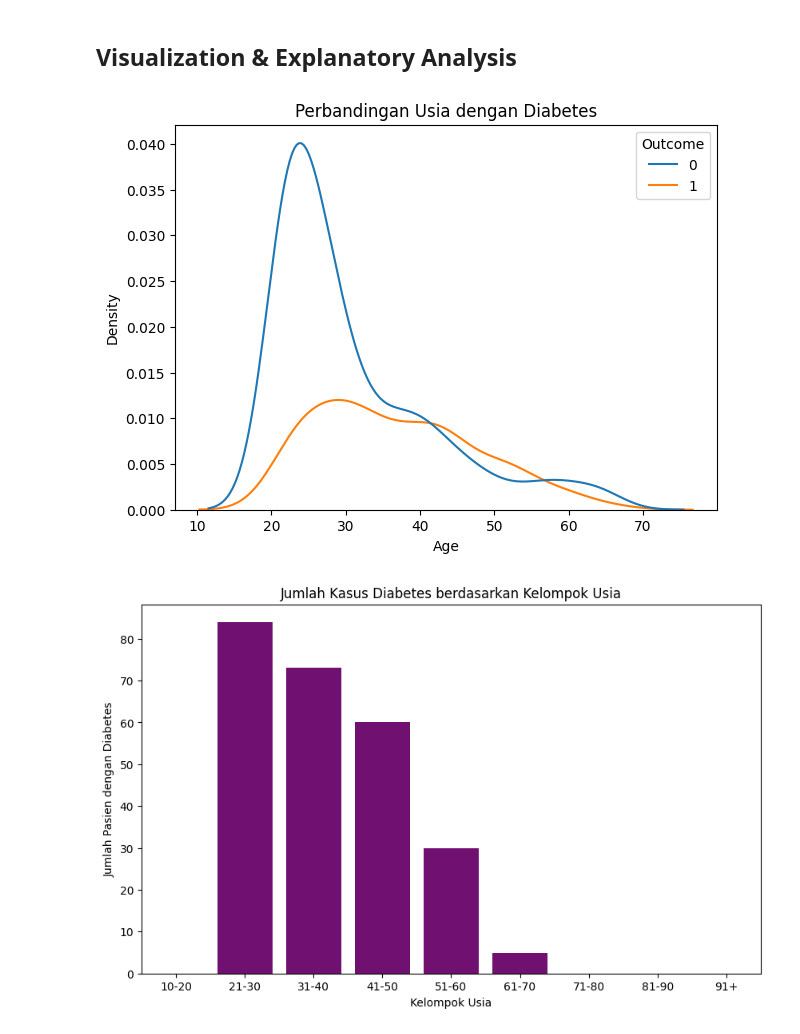
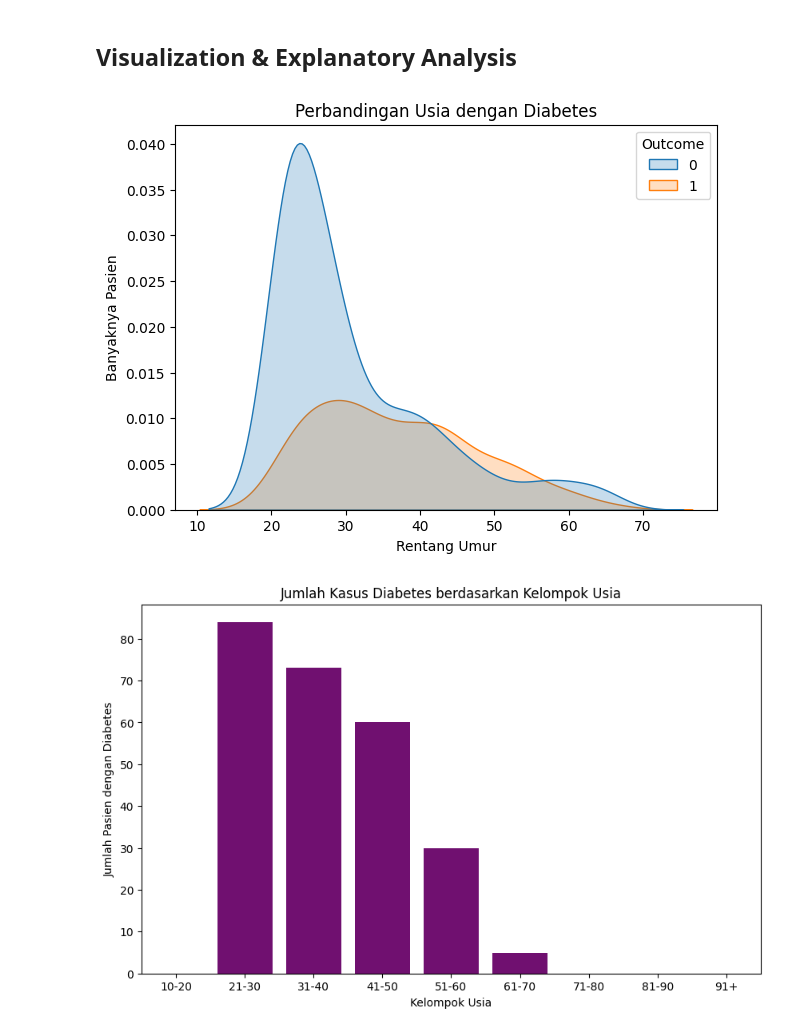
Before and after one commit to iniparhan/Diabetes_Analysis, a Jupyter notebook: notebook.ipynb, the cells around one changed output. Drawn from its saved outputs; the diff is of its cells as text; code cells hidden in the pictures.

```diff
--- a/notebook.ipynb
+++ b/notebook.ipynb
@@ -377,10 +408,12 @@ plt.show()
 # %%
 plt.figure(figsize=(7,5))
 plt.title('Perbandingan Usia dengan Diabetes')
-sns.kdeplot(data=data, x='Age', hue='Outcome', color='blue')
+sns.kdeplot(data=data, x='Age', hue='Outcome', fill=True, color='blue')
+plt.ylabel('Banyaknya Pasien')
+plt.xlabel('Rentang Umur')
 plt.show()
 # %% [output]
-[figure, old version]
+[figure, new version]
 # %%
 plt.figure(figsize=(10, 6))
 sns.barplot(data=age_group_counts, x='AgeGroup', y='JumlahPasien', color='purple')
```
Also changed, not shown: parts of 5 cells of this notebook.
